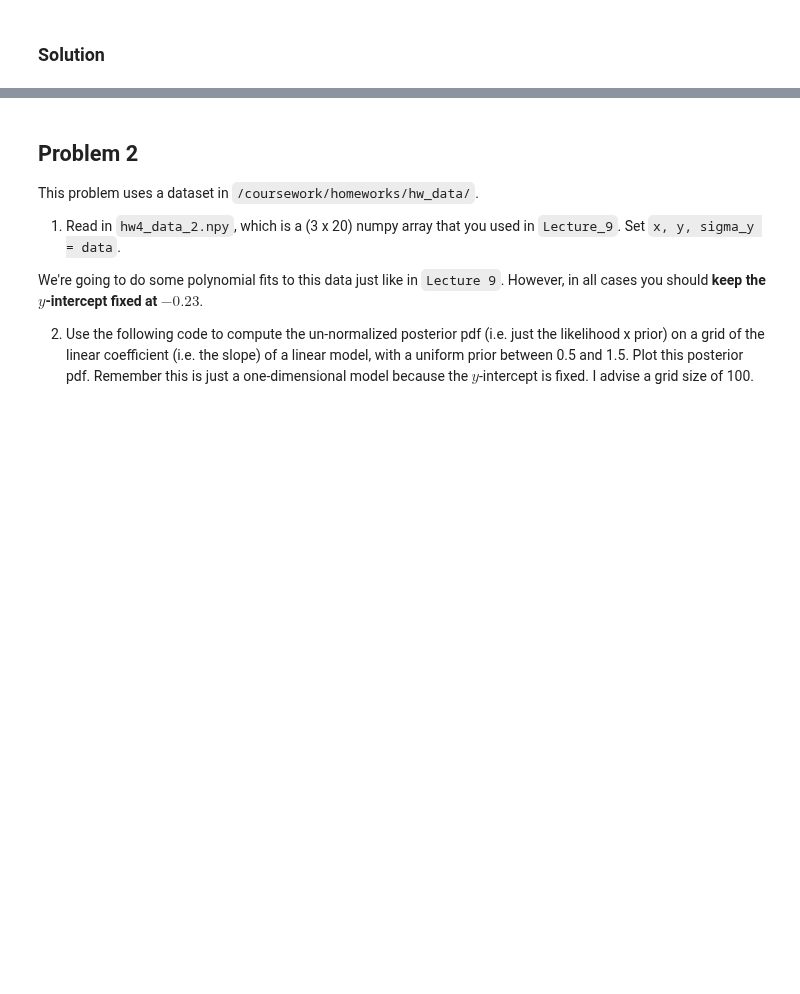
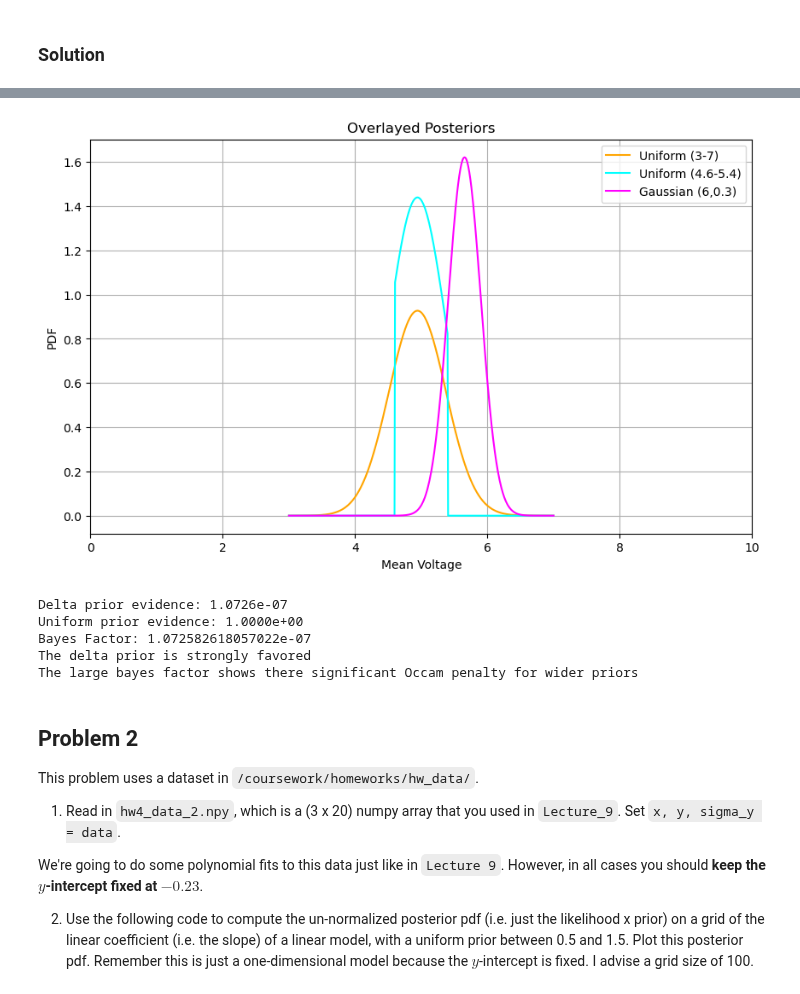
Before and after one commit to NihanPol/ASTR_3300_S2025, a Jupyter notebook: coursework/student_folders/joel_elliott/homework/Homework_4_JoelElliott.ipynb, the cells around one changed output, grey strips where cells are left out. Cells and saved outputs as stored; diff of their text form; code cells hidden in the pictures; blank space fills up the shorter version.

```diff
--- a/coursework/student_folders/joel_elliott/homework/Homework_4_JoelElliott.ipynb
+++ b/coursework/student_folders/joel_elliott/homework/Homework_4_JoelElliott.ipynb
@@ -31,3 +152,38 @@ This problem uses a dataset in `/coursework/homeworks/hw_data/`.
+# %%
+# Part 7
+
+plt.figure(figsize = (10,6))
+plt.plot(mu_grid, p_v_3_7, color = 'orange', label = 'Uniform (3-7)')
+plt.plot(mu_grid, p_v_46_54, color = 'cyan', label = 'Uniform (4.6-5.4)')
+plt.plot(mu_grid, p_v_g, color = 'fuchsia', label = 'Gaussian (6,0.3)')
+plt.xlim(0,10)
+plt.xlabel('Mean Voltage')
+plt.ylabel('PDF')
+plt.title('Overlayed Posteriors')
+plt.legend()
+plt.grid(True)
+plt.show()
+# %% [output]
+[figure, added]
+# %%
+# Part 8
+
+d_p = lambda mu: 1 if mu == b_fit_mu else 0
+e_d = posterior(b_fit_mu, v, uncert, d_p)
+e_u = np.trapz(p_v_3_7, mu_grid)
+b_f = e_d/e_u
+
+print(f'Delta prior evidence: {e_d:.4e}')
+print(f'Uniform prior evidence: {e_u:.4e}')
+print(f'Bayes Factor: {b_f}')
+print('The delta prior is strongly favored')
+print('The large bayes factor shows there significant Occam penalty for wider priors' )
+# %% [output]
+Delta prior evidence: 1.0726e-07
+Uniform prior evidence: 1.0000e+00
+Bayes Factor: 1.072582618057022e-07
+The delta prior is strongly favored
+The large bayes factor shows there significant Occam penalty for wider priors
 # %% [markdown]
 ## Problem 2
 
```
Also changed, not shown: parts of 13 cells of this notebook, 3 other files.
